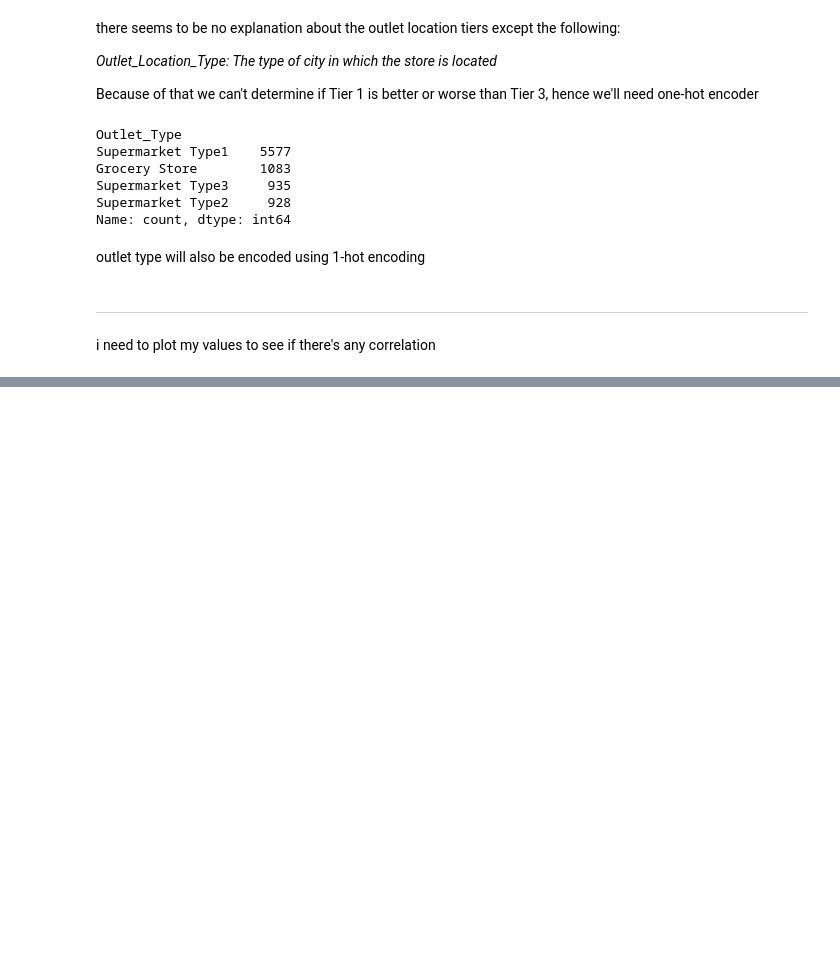
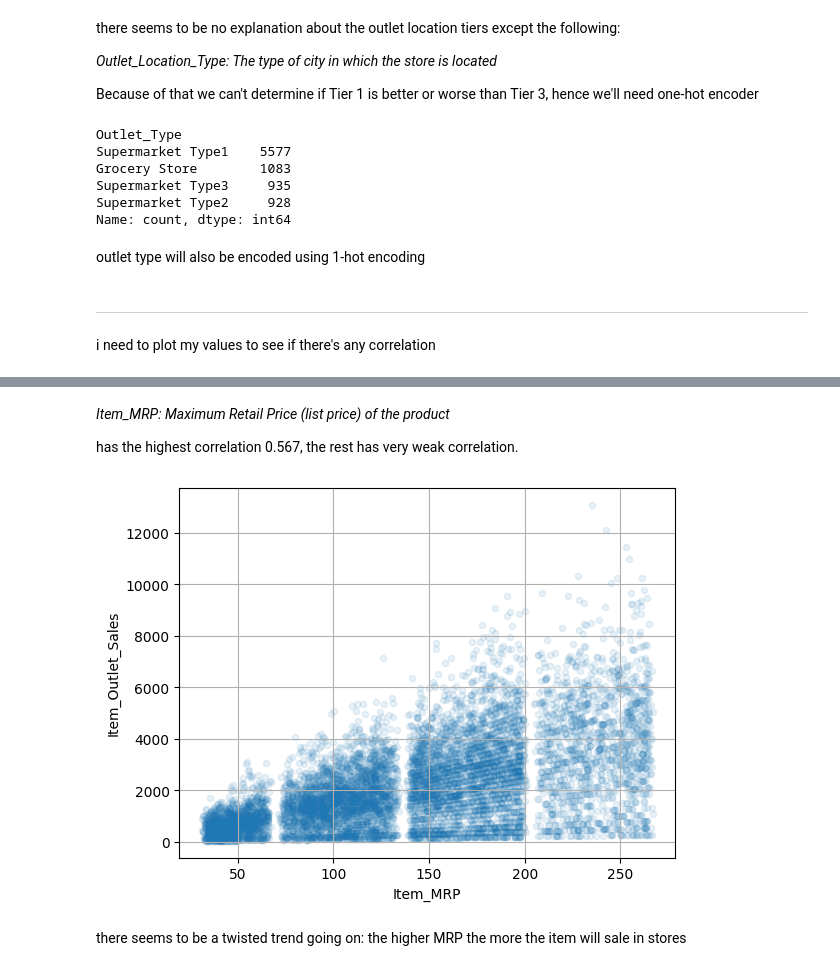
Before and after one commit to taniabuzykina/store-sales-prediction, a Jupyter notebook: code/data_exploration.ipynb, the cells around one changed output, grey strips where cells are left out. Cells and saved outputs as stored; diff of their text form; code cells hidden in the pictures; blank space fills up the shorter version.

```diff
--- a/code/data_exploration.ipynb
+++ b/code/data_exploration.ipynb
@@ -140,0 +203,11 @@ i need to plot my values to see if there's any correlation
+# %% [markdown]
+*Item_MRP: Maximum Retail Price (list price) of the product*
+
+has the highest correlation 0.567, the rest has very weak correlation.
+# %%
+sales.plot(kind='scatter', x='Item_MRP', y = 'Item_Outlet_Sales', alpha=0.1, grid=True)
+plt.show()
+# %% [output]
+[figure, added]
+# %% [markdown]
+there seems to be a twisted trend going on: the higher MRP the more the item will sale in stores
```
Also changed, not shown: parts of 7 cells of this notebook.
